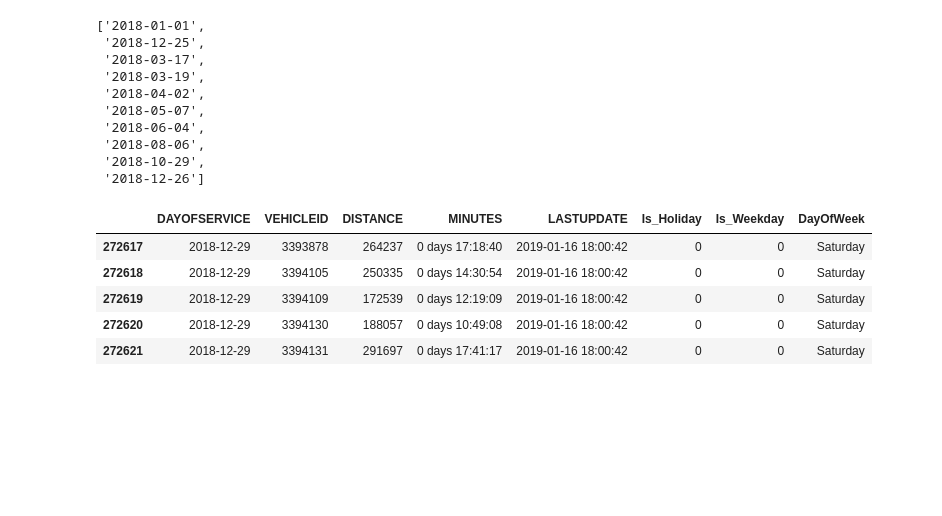
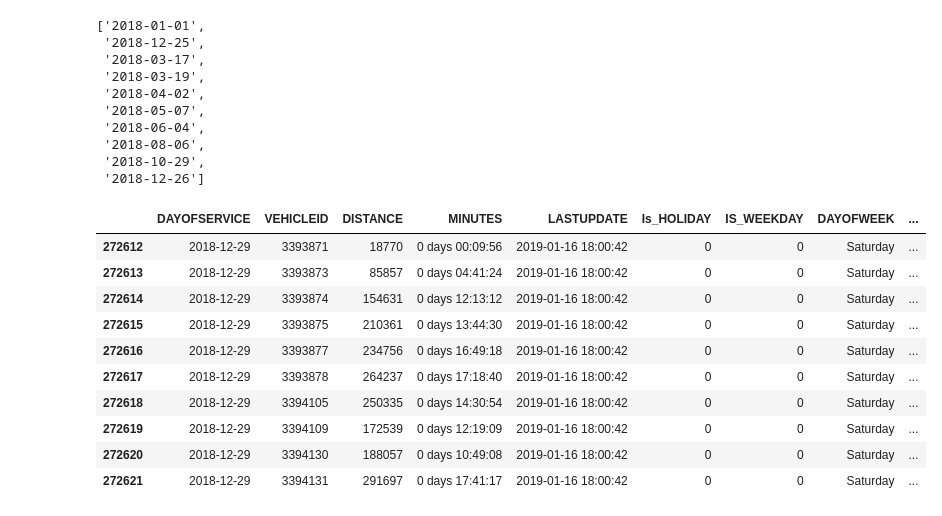
Before and after one commit to CityRoute/Data-Analytics-CityRoute, a Jupyter notebook: Faye_ExtraFeatures.ipynb, the cells around one changed output. Cells and saved outputs as stored; diff of their text form; code cells hidden in the pictures; blank space fills up the shorter version.

```diff
--- a/Faye_ExtraFeatures.ipynb
+++ b/Faye_ExtraFeatures.ipynb
@@ -37,11 +37,16 @@ df['IS_WEEKDAY'] = [1 if int(val.weekday()) < 5 else 0 for val in df['DAYOFSERVI
 df['DAYOFWEEK'] = [calendar.day_name[val.weekday()] for val in df['DAYOFSERVICE']]
 df['MONTHOFSERVICE'] = df['DAYOFSERVICE'].dt.strftime('%B')
 # %%
-df.tail(5)
+df.tail(10)
 # %% [output]
-|  | DAYOFSERVICE | VEHICLEID | DISTANCE | MINUTES | LASTUPDATE | Is_Holiday | Is_Weekday | DayOfWeek |
-| 272617 | 2018-12-29 | 3393878 | 264237 | 0 days 17:18:40 | 2019-01-16 18:00:42 | 0 | 0 | Saturday |
-| 272618 | 2018-12-29 | 3394105 | 250335 | 0 days 14:30:54 | 2019-01-16 18:00:42 | 0 | 0 | Saturday |
-| 272619 | 2018-12-29 | 3394109 | 172539 | 0 days 12:19:09 | 2019-01-16 18:00:42 | 0 | 0 | Saturday |
-| 272620 | 2018-12-29 | 3394130 | 188057 | 0 days 10:49:08 | 2019-01-16 18:00:42 | 0 | 0 | Saturday |
-| 272621 | 2018-12-29 | 3394131 | 291697 | 0 days 17:41:17 | 2019-01-16 18:00:42 | 0 | 0 | Saturday |
+|  | DAYOFSERVICE | VEHICLEID | DISTANCE | MINUTES | LASTUPDATE | Is_HOLIDAY | IS_WEEKDAY | DAYOFWEEK | ... |
+| 272612 | 2018-12-29 | 3393871 | 18770 | 0 days 00:09:56 | 2019-01-16 18:00:42 | 0 | 0 | Saturday | ... |
+| 272613 | 2018-12-29 | 3393873 | 85857 | 0 days 04:41:24 | 2019-01-16 18:00:42 | 0 | 0 | Saturday | ... |
+| 272614 | 2018-12-29 | 3393874 | 154631 | 0 days 12:13:12 | 2019-01-16 18:00:42 | 0 | 0 | Saturday | ... |
+| 272615 | 2018-12-29 | 3393875 | 210361 | 0 days 13:44:30 | 2019-01-16 18:00:42 | 0 | 0 | Saturday | ... |
+| 272616 | 2018-12-29 | 3393877 | 234756 | 0 days 16:49:18 | 2019-01-16 18:00:42 | 0 | 0 | Saturday | ... |
+| 272617 | 2018-12-29 | 3393878 | 264237 | 0 days 17:18:40 | 2019-01-16 18:00:42 | 0 | 0 | Saturday | ... |
+| 272618 | 2018-12-29 | 3394105 | 250335 | 0 days 14:30:54 | 2019-01-16 18:00:42 | 0 | 0 | Saturday | ... |
+| 272619 | 2018-12-29 | 3394109 | 172539 | 0 days 12:19:09 | 2019-01-16 18:00:42 | 0 | 0 | Saturday | ... |
+| 272620 | 2018-12-29 | 3394130 | 188057 | 0 days 10:49:08 | 2019-01-16 18:00:42 | 0 | 0 | Saturday | ... |
+| 272621 | 2018-12-29 | 3394131 | 291697 | 0 days 17:41:17 | 2019-01-16 18:00:42 | 0 | 0 | Saturday | ... |
```
Also changed, not shown: parts of 8 cells of this notebook.
